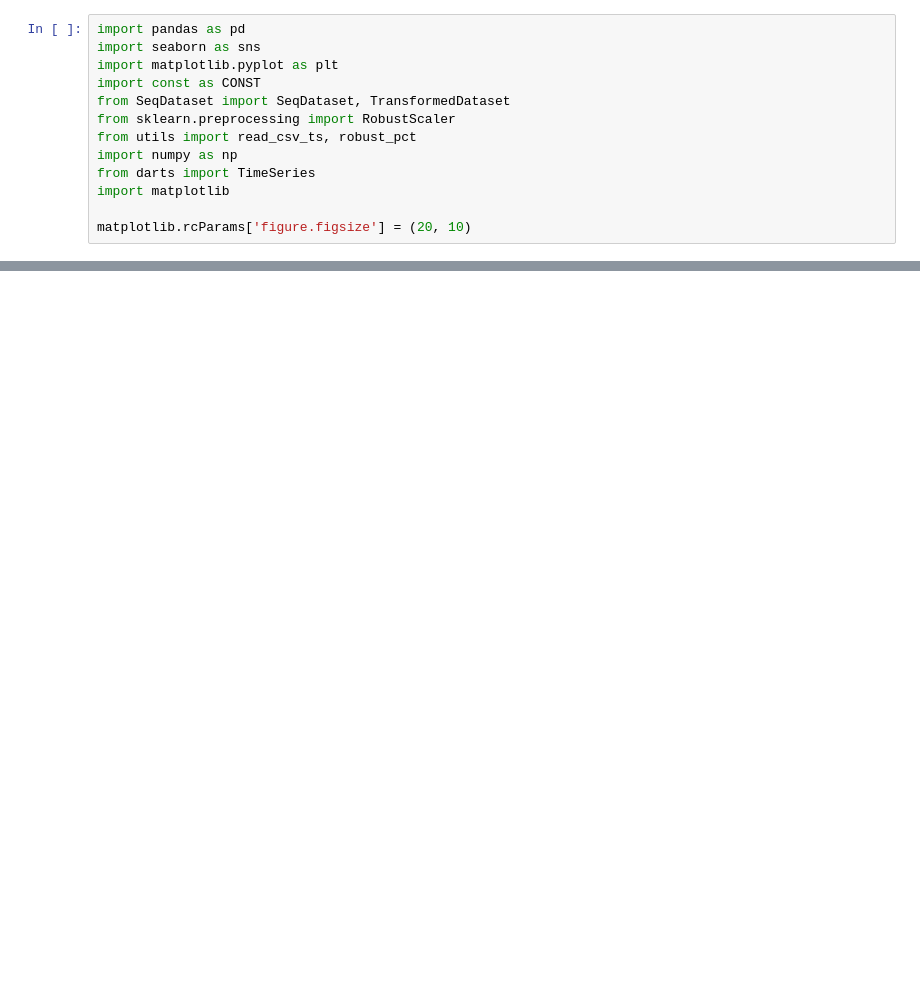
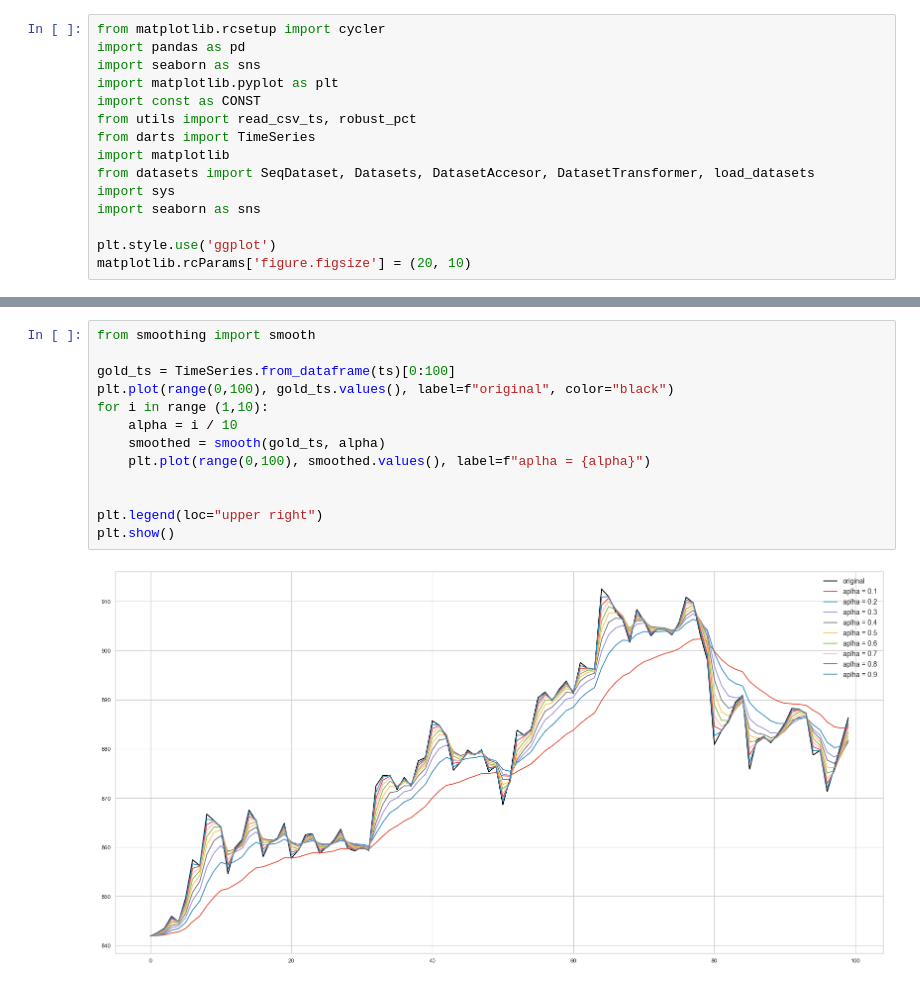
Before and after one commit to mikasso/nasdaq_forecasting, a Jupyter notebook: visualization.ipynb, the cells around one changed output, grey strips where cells are left out. Saved outputs shown, nothing was run; the diff lists cells and outputs as text; blank space fills up the shorter version.

```diff
--- a/visualization.ipynb
+++ b/visualization.ipynb
@@ -1,13 +1,15 @@
 # %%
+from matplotlib.rcsetup import cycler
 import pandas as pd
 import seaborn as sns
 import matplotlib.pyplot as plt
 import const as CONST
-from SeqDataset import SeqDataset, TransformedDataset
-from sklearn.preprocessing import RobustScaler
 from utils import read_csv_ts, robust_pct
-import numpy as np
 from darts import TimeSeries
 import matplotlib
+from datasets import SeqDataset, Datasets, DatasetAccesor, DatasetTransformer, load_datasets
+import sys
+import seaborn as sns
 
+plt.style.use('ggplot')
 matplotlib.rcParams['figure.figsize'] = (20, 10)
@@ -94,0 +52,15 @@ present_scaled_feature(CONST.FEATURES.SHARES)
+# %%
+from smoothing import smooth
+
+gold_ts = TimeSeries.from_dataframe(ts)[0:100]
+plt.plot(range(0,100), gold_ts.values(), label=f"original", color="black")
+for i in range (1,10):
+    alpha = i / 10
+    smoothed = smooth(gold_ts, alpha)
+    plt.plot(range(0,100), smoothed.values(), label=f"aplha = {alpha}")
+
+
+plt.legend(loc="upper right")
+plt.show()
+# %% [output]
+[figure, added]
```
Also changed, not shown: parts of 12 cells of this notebook, 15 other files.
